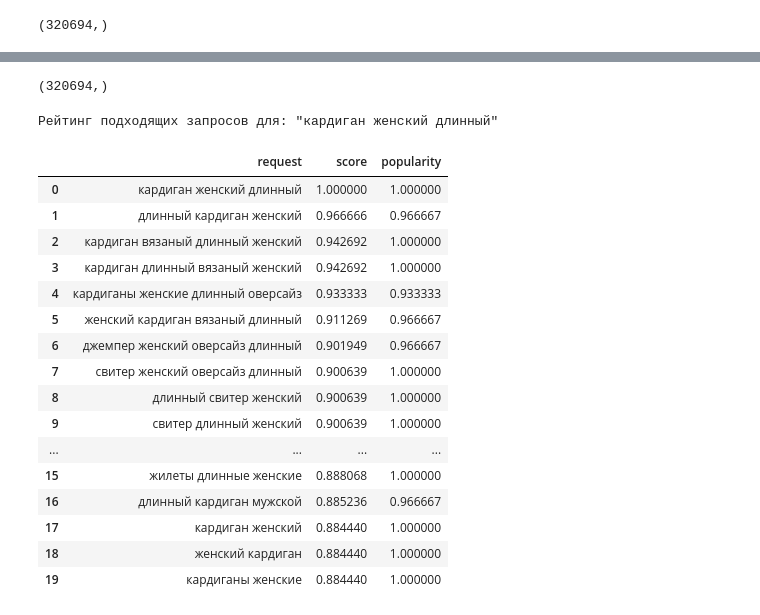
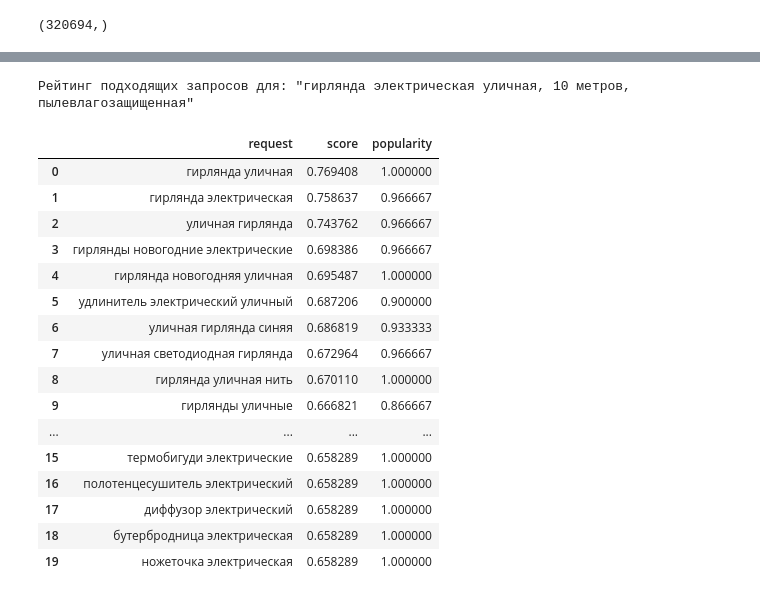
Before and after one commit to 80-20-MP/80-20-MP, a Jupyter notebook: notebooks/demonstration.ipynb, the cells around one changed output, grey strips where cells are left out. Cells and saved outputs as stored; diff of their text form; code cells hidden in the pictures.

```diff
--- a/notebooks/demonstration.ipynb
+++ b/notebooks/demonstration.ipynb
@@ -142,8 +142,2 @@ morph = MorphAnalyzer()
 # %%
 f = lambda el: np.sum([navec[morph.parse(e.text)[0].normal_form] if morph.parse(e.text)[0].normal_form in navec else navec['<pad>'] for e in list(tokenize(el))], axis=0)
-# %%
-distances = cosine_similarity(f(test.to_tokenized_string())[np.newaxis, :], embeddings_navec)[0]
-distances = distances * popularities
-distances.shape
-# %% [output]
-(320694,)
@@ -152,23 +144,28 @@ ratings = np.argsort(-distances).tolist()[:TOP_COUNT]
-# %%
-print(f'Рейтинг подходящих запросов для: "{test.to_plain_string()}"')
-pd.DataFrame({'request': list(map(documents.__getitem__, ratings)),
-              'score': distances[ratings], 'popularity': popularities[ratings]})
-# %% [output]
-Рейтинг подходящих запросов для: "кардиган женский длинный"
-|  | request | score | popularity |
-| 0 | кардиган женский длинный | 1.000000 | 1.000000 |
-| 1 | длинный кардиган женский | 0.966666 | 0.966667 |
-| 2 | кардиган вязаный длинный женский | 0.942692 | 1.000000 |
-| 3 | кардиган длинный вязаный женский | 0.942692 | 1.000000 |
-| 4 | кардиганы женские длинный оверсайз | 0.933333 | 0.933333 |
-| 5 | женский кардиган вязаный длинный | 0.911269 | 0.966667 |
-| 6 | джемпер женский оверсайз длинный | 0.901949 | 0.966667 |
-| 7 | свитер женский оверсайз длинный | 0.900639 | 1.000000 |
-| 8 | длинный свитер женский | 0.900639 | 1.000000 |
-| 9 | свитер длинный женский | 0.900639 | 1.000000 |
-| ... | ... | ... | ... |
-| 15 | жилеты длинные женские | 0.888068 | 1.000000 |
-| 16 | длинный кардиган мужской | 0.885236 | 0.966667 |
-| 17 | кардиган женский | 0.884440 | 1.000000 |
-| 18 | женский кардиган | 0.884440 | 1.000000 |
-| 19 | кардиганы женские | 0.884440 | 1.000000 |
+# %%
+distances_navec = cosine_similarity(f(test.to_tokenized_string())[np.newaxis, :], embeddings_navec)[0]
+distances_navec_w = distances_navec * popularities
+# %%
+ratings = np.argsort(-distances_navec_w).tolist()[:TOP_COUNT]
+# %%
+print(f'Рейтинг подходящих запросов для: "{test.to_plain_string()}"')
+pd.DataFrame({'request': list(map(documents.__getitem__, ratings)),
+              'score': distances_navec_w[ratings], 'popularity': popularities[ratings]})
+# %% [output]
+Рейтинг подходящих запросов для: "гирлянда электрическая уличная, 10 метров, пылевлагозащищенная"
+|  | request | score | popularity |
+| 0 | гирлянда уличная | 0.769408 | 1.000000 |
+| 1 | гирлянда электрическая | 0.758637 | 0.966667 |
+| 2 | уличная гирлянда | 0.743762 | 0.966667 |
+| 3 | гирлянды новогодние электрические | 0.698386 | 0.966667 |
+| 4 | гирлянда новогодняя уличная | 0.695487 | 1.000000 |
+| 5 | удлинитель электрический уличный | 0.687206 | 0.900000 |
+| 6 | уличная гирлянда синяя | 0.686819 | 0.933333 |
+| 7 | уличная светодиодная гирлянда | 0.672964 | 0.966667 |
+| 8 | гирлянда уличная нить | 0.670110 | 1.000000 |
+| 9 | гирлянды уличные | 0.666821 | 0.866667 |
+| ... | ... | ... | ... |
+| 15 | термобигуди электрические | 0.658289 | 1.000000 |
+| 16 | полотенцесушитель электрический | 0.658289 | 1.000000 |
+| 17 | диффузор электрический | 0.658289 | 1.000000 |
+| 18 | бутербродница электрическая | 0.658289 | 1.000000 |
+| 19 | ножеточка электрическая | 0.658289 | 1.000000 |
```
Also changed, not shown: parts of 18 cells of this notebook, 1 other file.
